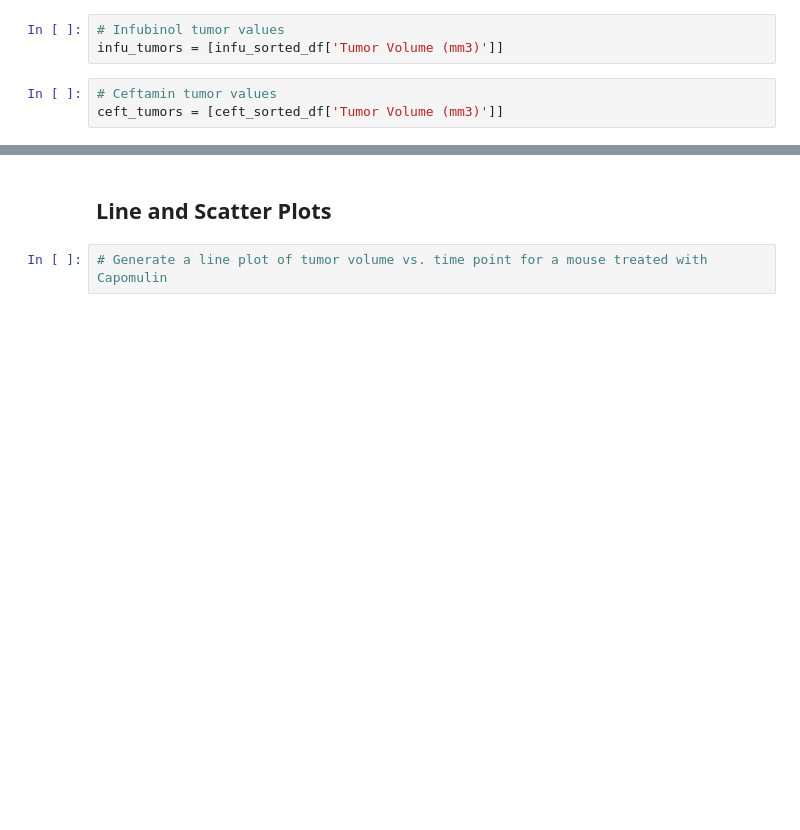
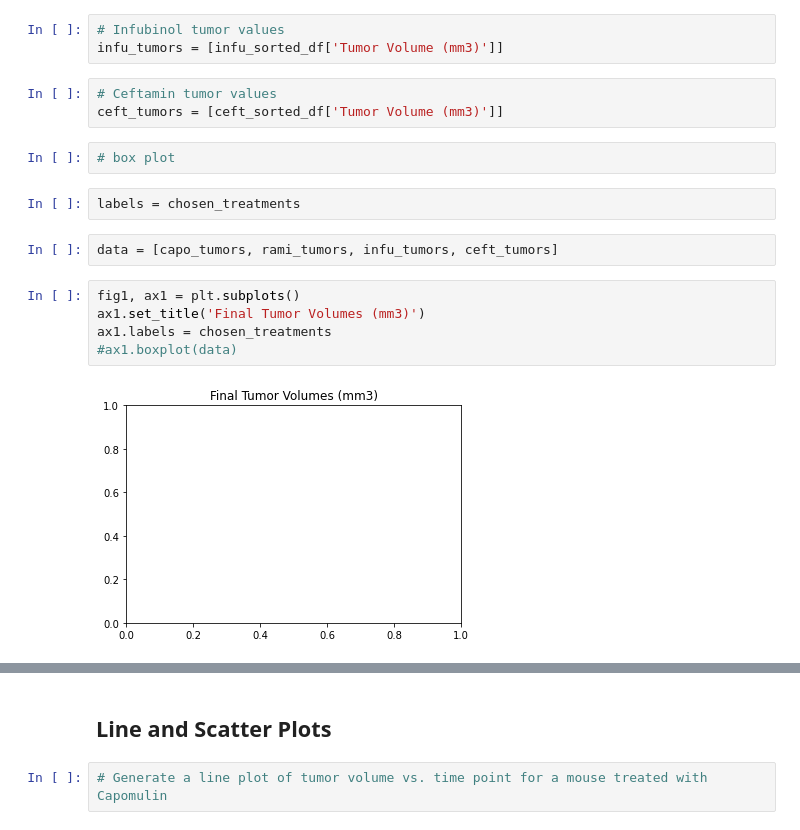
Before and after one commit to juliemcbaker/pymaceuticals, a Jupyter notebook: pymaceuticals_BAKER.ipynb, the cells around one changed output, grey strips where cells are left out. Drawn from its saved outputs; the diff is of its cells as text; blank space fills up the shorter version.

Commit message:
Box plots failed despite using code from official matplotlib website. Moving on & have chosen a specific mouse for the line graph and created her dataframe.

```diff
--- a/pymaceuticals_BAKER.ipynb
+++ b/pymaceuticals_BAKER.ipynb
@@ -745,3 +657,16 @@ infu_tumors = [infu_sorted_df['Tumor Volume (mm3)']]
 # %%
 # Ceftamin tumor values
 ceft_tumors = [ceft_sorted_df['Tumor Volume (mm3)']]
+# %%
+# box plot
+# %%
+labels = chosen_treatments
+# %%
+data = [capo_tumors, rami_tumors, infu_tumors, ceft_tumors]
+# %%
+fig1, ax1 = plt.subplots()
+ax1.set_title('Final Tumor Volumes (mm3)')
+ax1.labels = chosen_treatments
+#ax1.boxplot(data)
+# %% [output]
+[figure, added]
```
Also changed, not shown: parts of 10 cells of this notebook.
